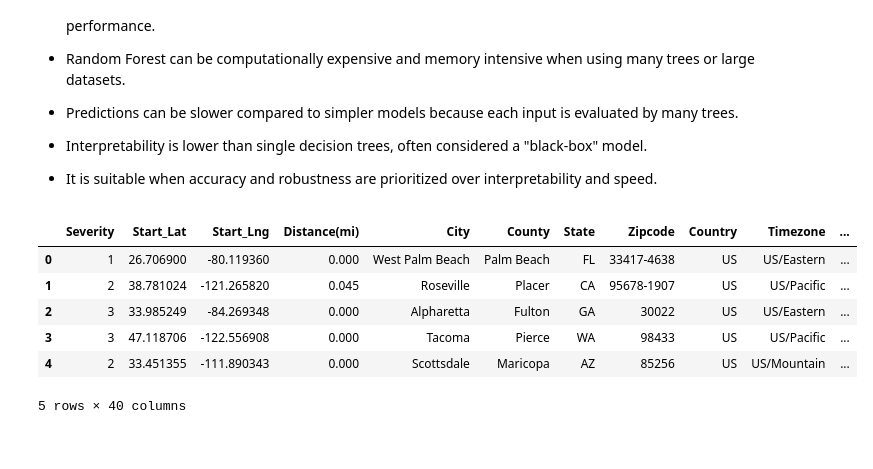
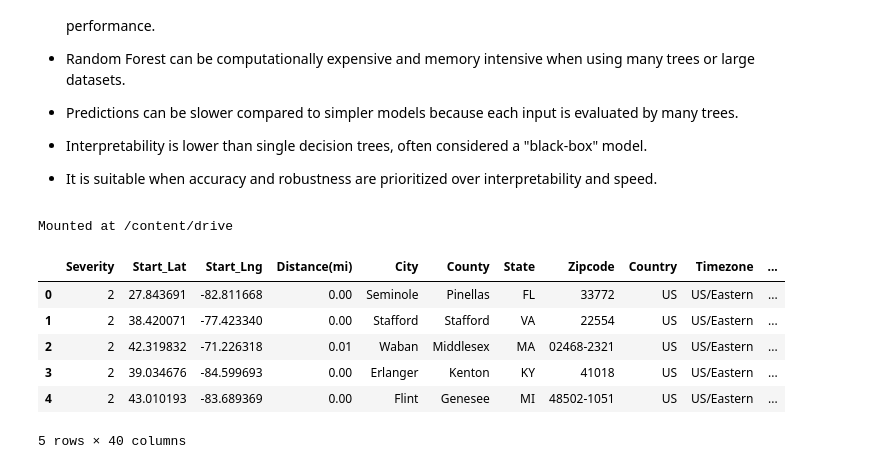
Before and after one commit to roadsafetyAnalytics-intern-project/us_accidents_data_analysis, a Jupyter notebook: milestone_3/week_5/Day_21/random_forest.ipynb, the cells around one changed output. Cells and saved outputs as stored; diff of their text form; code cells hidden in the pictures.

```diff
--- a/milestone_3/week_5/Day_21/random_forest.ipynb
+++ b/milestone_3/week_5/Day_21/random_forest.ipynb
@@ -21,6 +21,11 @@
 - Interpretability is lower than single decision trees, often considered a "black-box" model.
 
 - It is suitable when accuracy and robustness are prioritized over interpretability and speed.
+# %%
+from google.colab import drive
+drive.mount('/content/drive')
+# %% [output]
+Mounted at /content/drive
 # %%
 # Load necessary libraries
 import pandas as pd
@@ -35,15 +40,15 @@ import numpy as np
 import matplotlib.pyplot as plt
 import seaborn as sns
 # %%
-df = pd.read_csv("C:/Users/win10/Desktop/Project_Aug25/data/accidents_cleaned.csv")
+df = pd.read_csv("/content/drive/MyDrive/Road_Accident_Aalysis_project/Accidents_Cleaned.csv")
 df.head()
 # %% [output]
 |  | Severity | Start_Lat | Start_Lng | Distance(mi) | City | County | State | Zipcode | Country | Timezone | ... |
-| 0 | 1 | 26.706900 | -80.119360 | 0.000 | West Palm Beach | Palm Beach | FL | 33417-4638 | US | US/Eastern | ... |
-| 1 | 2 | 38.781024 | -121.265820 | 0.045 | Roseville | Placer | CA | 95678-1907 | US | US/Pacific | ... |
-| 2 | 3 | 33.985249 | -84.269348 | 0.000 | Alpharetta | Fulton | GA | 30022 | US | US/Eastern | ... |
-| 3 | 3 | 47.118706 | -122.556908 | 0.000 | Tacoma | Pierce | WA | 98433 | US | US/Pacific | ... |
-| 4 | 2 | 33.451355 | -111.890343 | 0.000 | Scottsdale | Maricopa | AZ | 85256 | US | US/Mountain | ... |
+| 0 | 2 | 27.843691 | -82.811668 | 0.00 | Seminole | Pinellas | FL | 33772 | US | US/Eastern | ... |
+| 1 | 2 | 38.420071 | -77.423340 | 0.00 | Stafford | Stafford | VA | 22554 | US | US/Eastern | ... |
+| 2 | 2 | 42.319832 | -71.226318 | 0.01 | Waban | Middlesex | MA | 02468-2321 | US | US/Eastern | ... |
+| 3 | 2 | 39.034676 | -84.599693 | 0.00 | Erlanger | Kenton | KY | 41018 | US | US/Eastern | ... |
+| 4 | 2 | 43.010193 | -83.689369 | 0.00 | Flint | Genesee | MI | 48502-1051 | US | US/Eastern | ... |
 5 rows × 40 columns
 # %%
 # Separate features and target variable
```
Also changed, not shown: parts of 3 cells of this notebook, 1 other file.
